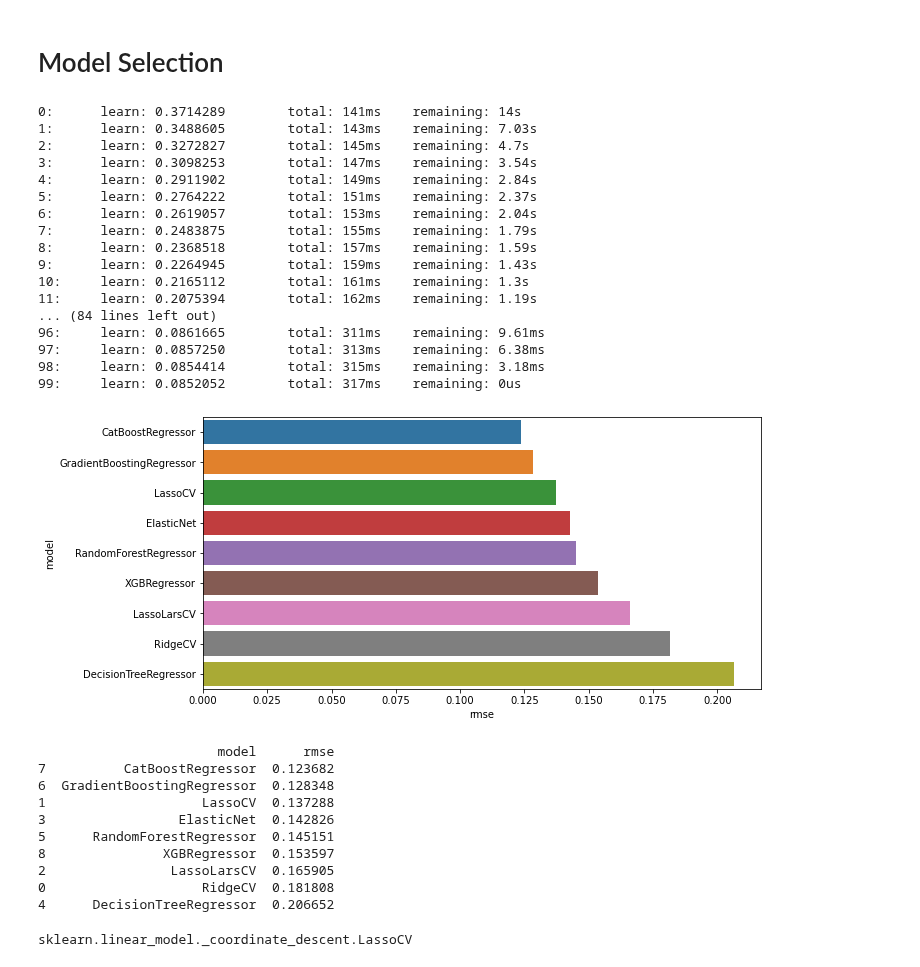
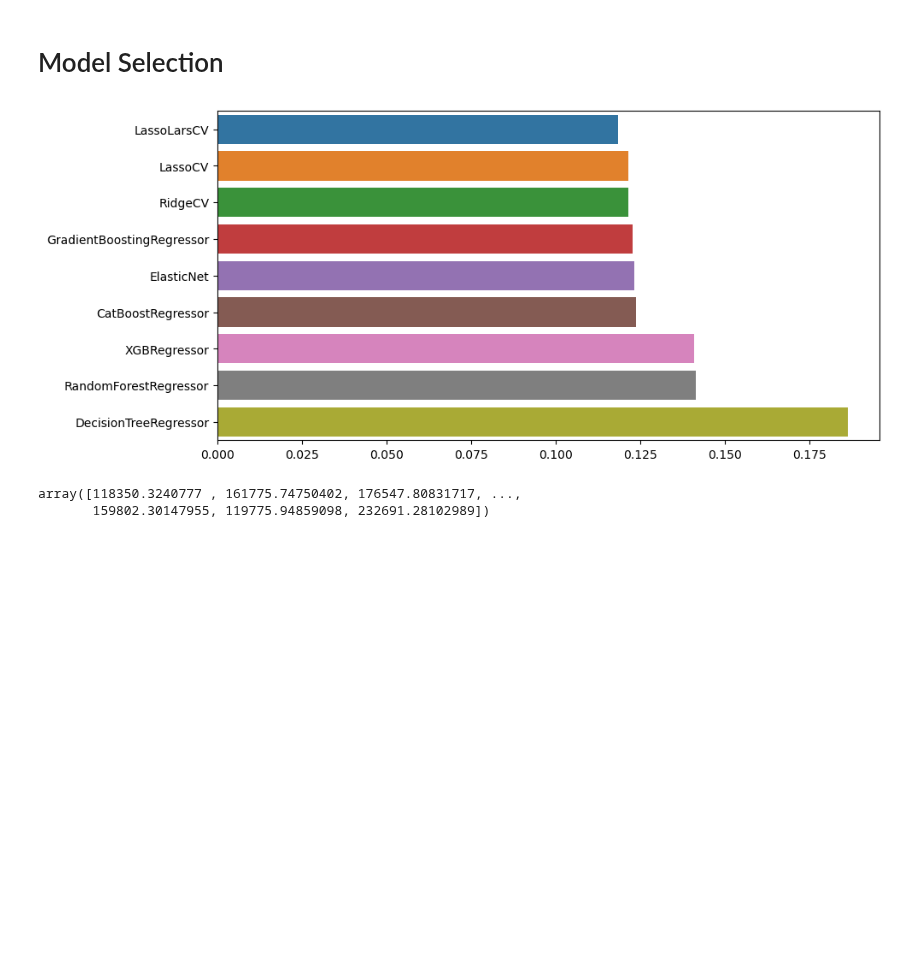
Before and after one commit to Nikalozj/House-Prices-Kaggle, a Jupyter notebook: Feature Engineering & Prediction.ipynb, the cells around one changed output. Drawn from its saved outputs; the diff is of its cells as text; code cells hidden in the pictures; blank space fills up the shorter version.

Commit message:
Predict using test dataset

```diff
--- a/Feature Engineering & Prediction.ipynb
+++ b/Feature Engineering & Prediction.ipynb
@@ -197,7 +208,7 @@ def encode(housing):
     })
 
     housing['Functional'] = housing['Functional'].replace({
-        'Sal' : 1, 'Sev' : 1, 'Maj1' : 1, 'Maj2' : 1, 'Mod' : 1, 'Min1' : 2, 'Min2' : 3, 'Typ' : 4
+        'No' : 0, 'Sal' : 1, 'Sev' : 1, 'Maj1' : 1, 'Maj2' : 1, 'Mod' : 1, 'Min1' : 2, 'Min2' : 3, 'Typ' : 4
     })
 
     housing['FireplaceQu'] = housing['FireplaceQu'].replace({
@@ -273,6 +284,3 @@ X_train = get_dummies(X_train)
 X_test = get_dummies(X_test)
 # %%
 dummie_diff_train = list(set(X_test.columns) - set(X_train.columns))
-X_train[[dummie_diff_train]] = 0
-dummie_diff_test = list(set(X_train.columns) - set(X_test.columns))
-X_test[[dummie_diff_test]] = 0
@@ -278,0 +290,2 @@ X_test[[dummie_diff_test]] = 0
+# %%
+X_test = X_test.reindex(X_train.columns, fill_value=0, axis = 1)
@@ -431,32 +323,0 @@ def predict(X_train, y_train, X_test, y_test, elasticnet_a = 0.01):
-# %%
-predict(X_train, y_train, X_test, y_test)
-# %% [output]
-0:      learn: 0.3714289        total: 141ms    remaining: 14s
-1:      learn: 0.3488605        total: 143ms    remaining: 7.03s
-2:      learn: 0.3272827        total: 145ms    remaining: 4.7s
-3:      learn: 0.3098253        total: 147ms    remaining: 3.54s
-4:      learn: 0.2911902        total: 149ms    remaining: 2.84s
-5:      learn: 0.2764222        total: 151ms    remaining: 2.37s
-6:      learn: 0.2619057        total: 153ms    remaining: 2.04s
-7:      learn: 0.2483875        total: 155ms    remaining: 1.79s
-8:      learn: 0.2368518        total: 157ms    remaining: 1.59s
-9:      learn: 0.2264945        total: 159ms    remaining: 1.43s
-10:     learn: 0.2165112        total: 161ms    remaining: 1.3s
-11:     learn: 0.2075394        total: 162ms    remaining: 1.19s
-... (84 lines left out)
-96:     learn: 0.0861665        total: 311ms    remaining: 9.61ms
-97:     learn: 0.0857250        total: 313ms    remaining: 6.38ms
-98:     learn: 0.0854414        total: 315ms    remaining: 3.18ms
-99:     learn: 0.0852052        total: 317ms    remaining: 0us
-[figure, removed]
-                       model      rmse
-7          CatBoostRegressor  0.123682
-6  GradientBoostingRegressor  0.128348
-1                    LassoCV  0.137288
-3                 ElasticNet  0.142826
-5      RandomForestRegressor  0.145151
-8               XGBRegressor  0.153597
-2                LassoLarsCV  0.165905
-0                    RidgeCV  0.181808
-4      DecisionTreeRegressor  0.206652
-sklearn.linear_model._coordinate_descent.LassoCV
@@ -462,0 +440,4 @@ sklearn.linear_model._coordinate_descent.LassoCV
+# %%
+best_model = predict(X_train, y_train, X_test, y_test)
+# %% [output]
+[figure, added]
@@ -462,0 +463,5 @@ sklearn.linear_model._coordinate_descent.LassoCV
+# %%
+y_pred
+# %% [output]
+array([118350.3240777 , 161775.74750402, 176547.80831717, ...,
+       159802.30147955, 119775.94859098, 232691.28102989])
```
Also changed, not shown: parts of 21 cells of this notebook, 1 other file.
